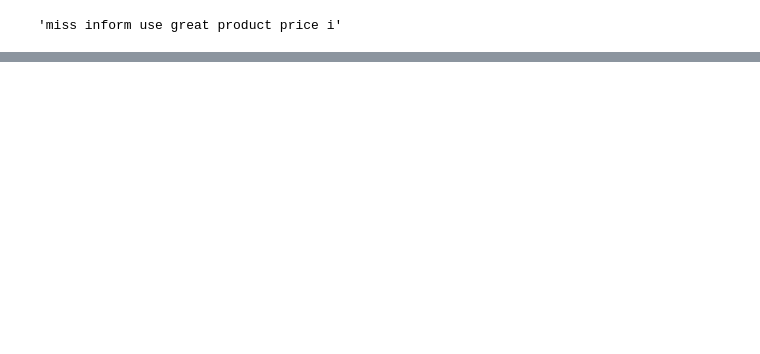
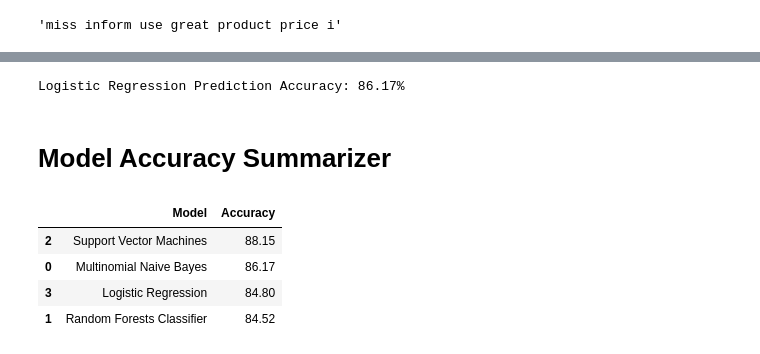
Before and after one commit to JJLee2910/Text-Sentiment-Analysis-Assignment, a Jupyter notebook: Part B.ipynb, the cells around one changed output, grey strips where cells are left out. Saved outputs shown, nothing was run; the diff lists cells and outputs as text; code cells hidden in the pictures; blank space fills up the shorter version.

Commit message:
updated model building using 4 algorithms

```diff
--- a/Part B.ipynb
+++ b/Part B.ipynb
@@ -419,0 +529,3 @@ Model Building
+# %%
+svc_pred = pipeline.predict(review_test)
+svc_pred
@@ -419,0 +557,9 @@ Model Building
+# %%
+pipeline = Pipeline([
+    ('bow',CountVectorizer(analyzer=text_process)),
+    ('tfidf',TfidfTransformer()),
+    ('classifier',LogisticRegression())
+])
+# %%
+
+pipeline.fit(review_train,label_train)
@@ -419,0 +571,3 @@ Model Building
+# %%
+lr_pred = pipeline.predict(review_test)
+lr_pred
@@ -419,0 +593,25 @@ Model Building
+# %%
+print('Logistic Regression Prediction Accuracy:',str(np.round(accuracy_score(label_test,lr_pred)*100,2)) + '%')
+# %% [output]
+Logistic Regression Prediction Accuracy: 86.17%
+# %% [markdown]
+# Model Accuracy Summarizer
+# %%
+lr_accuracy = np.round(accuracy_score(label_test, lr_pred) * 100, 2)
+rfc_accuracy = np.round(accuracy_score(label_test, rfc_pred) * 100, 2)
+svc_accuracy = np.round(accuracy_score(label_test, svc_pred) * 100, 2)
+nb_accuracy = np.round(accuracy_score(label_test, predictions) * 100, 2)
+
+# Create DataFrame
+models = pd.DataFrame({
+    'Model': ['Multinomial Naive Bayes', 'Random Forests Classifier','Support Vector Machines', 'Logistic Regression'],
+    'Accuracy': [lr_accuracy, rfc_accuracy, svc_accuracy, nb_accuracy]
+})
+
+models.sort_values(by='Accuracy', ascending=False)
+# %% [output]
+|  | Model | Accuracy |
+| 2 | Support Vector Machines | 88.15 |
+| 0 | Multinomial Naive Bayes | 86.17 |
+| 3 | Logistic Regression | 84.80 |
+| 1 | Random Forests Classifier | 84.52 |
```
Also changed, not shown: parts of 46 cells of this notebook.
